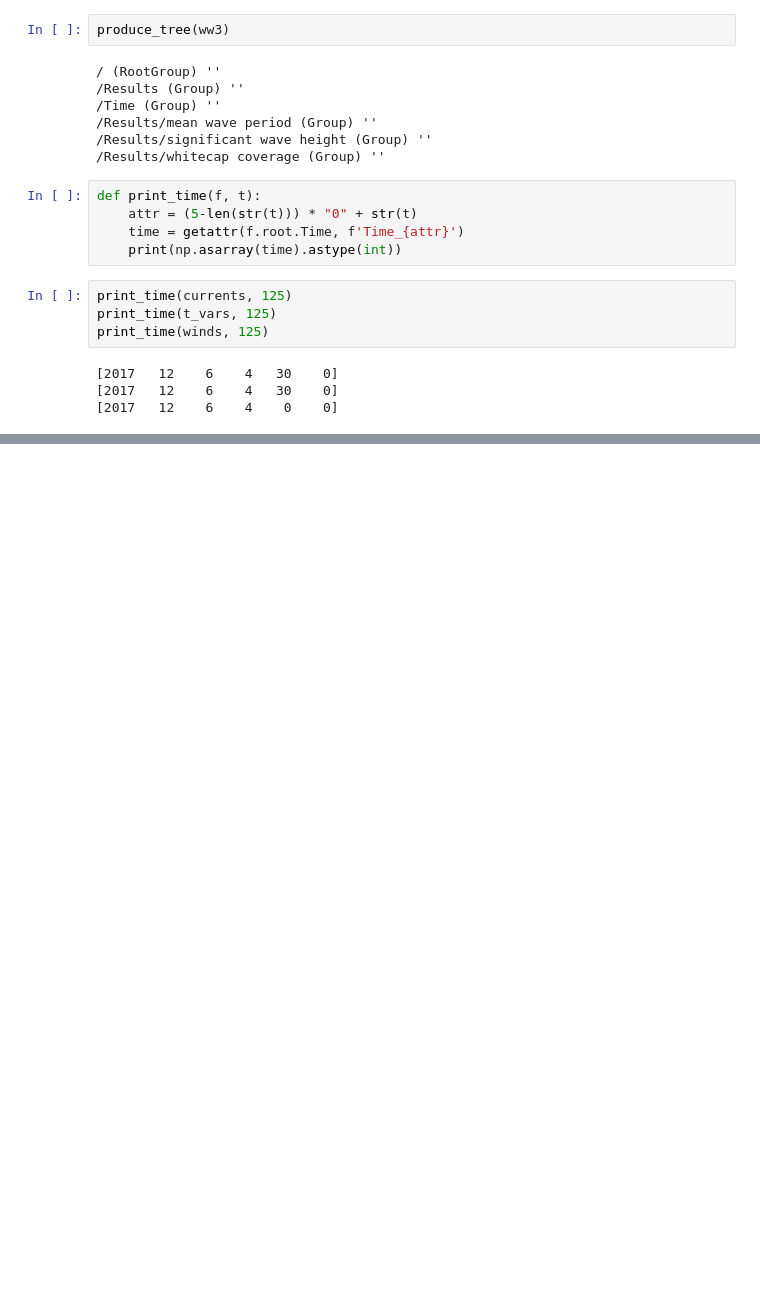
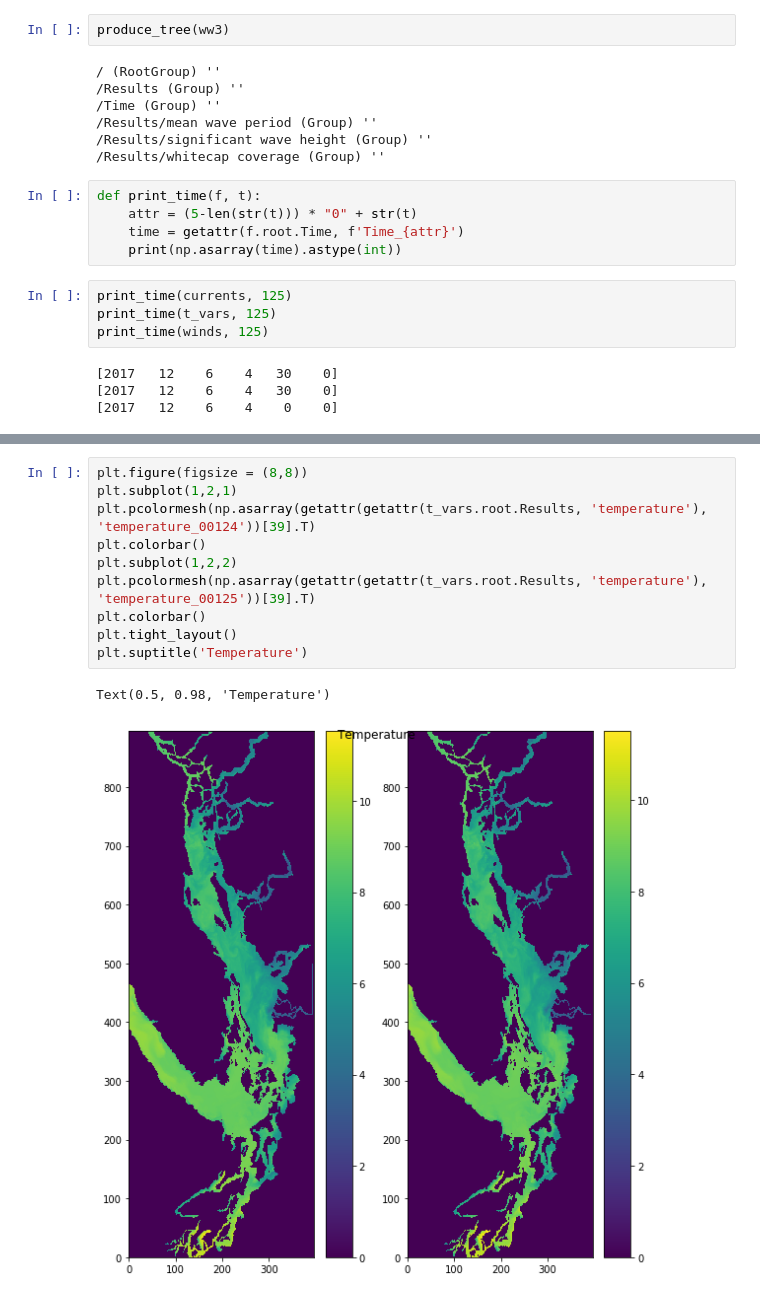
Before and after one commit to ambhudia/analysis-ashutosh, a Jupyter notebook: Untitled.ipynb, the cells around one changed output, grey strips where cells are left out. Drawn from its saved outputs; the diff is of its cells as text; blank space fills up the shorter version.

```diff
--- a/Untitled.ipynb
+++ b/Untitled.ipynb
@@ -88,0 +81,13 @@ array(['2018-04-01T00:00:00.000000000', '2018-04-01T00:30:00.000000000',
+# %%
+plt.figure(figsize = (8,8))
+plt.subplot(1,2,1)
+plt.pcolormesh(np.asarray(getattr(getattr(t_vars.root.Results, 'temperature'), 'temperature_00124'))[39].T)
+plt.colorbar()
+plt.subplot(1,2,2)
+plt.pcolormesh(np.asarray(getattr(getattr(t_vars.root.Results, 'temperature'), 'temperature_00125'))[39].T)
+plt.colorbar()
+plt.tight_layout()
+plt.suptitle('Temperature')
+# %% [output]
+Text(0.5, 0.98, 'Temperature')
+[figure, added]
```
Also changed, not shown: parts of 14 cells of this notebook, 1 other file.
